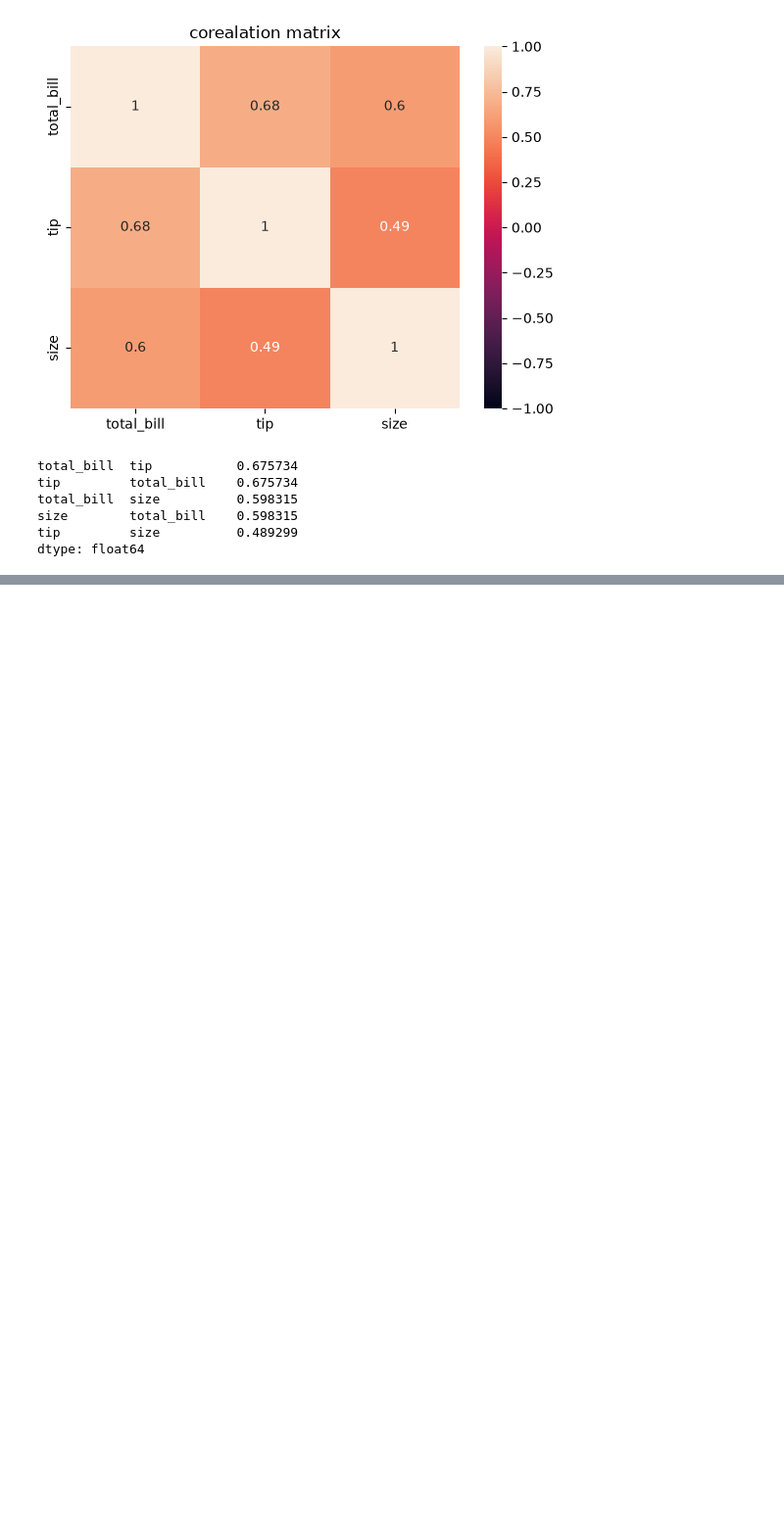
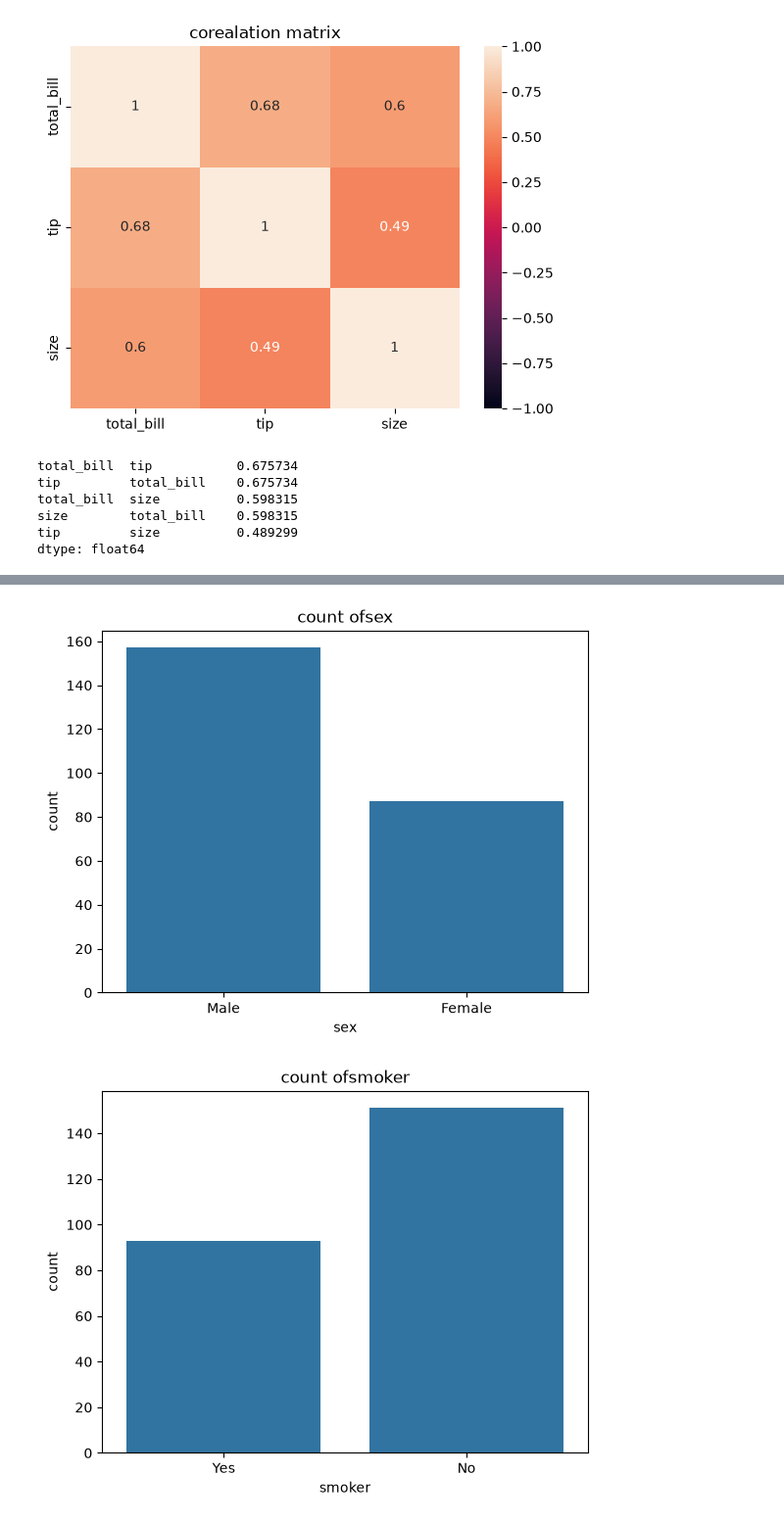
Before and after one commit to Aarati123456/python-data-science, a Jupyter notebook: pandas.ipynb, the cells around one changed output, grey strips where cells are left out. Shown at 98% size. Drawn from its saved outputs; the diff is of its cells as text; code cells hidden in the pictures; blank space fills up the shorter version.

```diff
--- a/pandas.ipynb
+++ b/pandas.ipynb
@@ -518,0 +530,10 @@ dtype: float64
+# %%
+categorical_df = df.select_dtypes(exclude="number")
+
+for i in categorical_df.columns:
+    sns.countplot(data=df,x=i)
+    plt.title(f"count of{i}")
+    plt.show()
+# %% [output]
+[figure, added]
+[figure, added]
```
Also changed, not shown: parts of 3 cells of this notebook, 3 other files.
